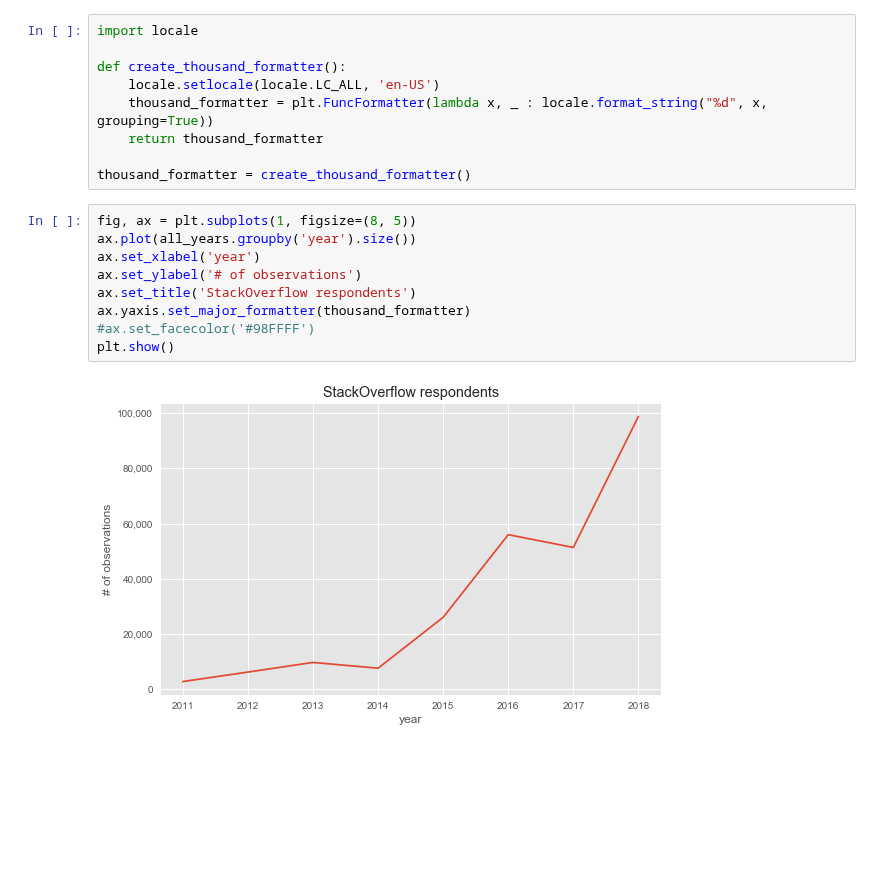
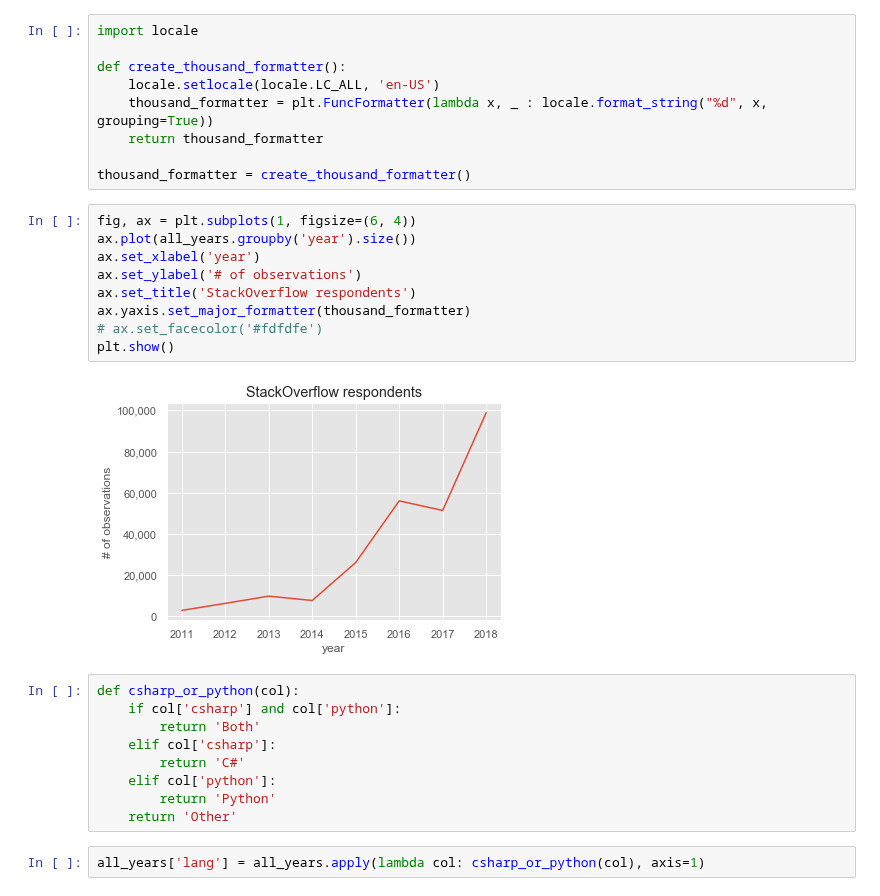
Before and after one commit to huli/the-transparent-coder, a Jupyter notebook: time_series.ipynb, the cells around one changed output. Drawn from its saved outputs; the diff is of its cells as text; blank space fills up the shorter version.

```diff
--- a/time_series.ipynb
+++ b/time_series.ipynb
@@ -30,13 +30,24 @@ def create_thousand_formatter():
 
 thousand_formatter = create_thousand_formatter()
 # %%
-fig, ax = plt.subplots(1, figsize=(8, 5))
+fig, ax = plt.subplots(1, figsize=(6, 4))
 ax.plot(all_years.groupby('year').size())
 ax.set_xlabel('year')
 ax.set_ylabel('# of observations')
 ax.set_title('StackOverflow respondents')
 ax.yaxis.set_major_formatter(thousand_formatter)
-#ax.set_facecolor('#98FFFF')
+# ax.set_facecolor('#fdfdfe')
 plt.show()
 # %% [output]
-[figure, old version]
+[figure, new version]
+# %%
+def csharp_or_python(col):
+    if col['csharp'] and col['python']:
+        return 'Both'
+    elif col['csharp']:
+        return 'C#'
+    elif col['python']:
+        return 'Python'
+    return 'Other'
+# %%
+all_years['lang'] = all_years.apply(lambda col: csharp_or_python(col), axis=1)
```
Also changed, not shown: parts of 2 cells of this notebook, 1 other file.
